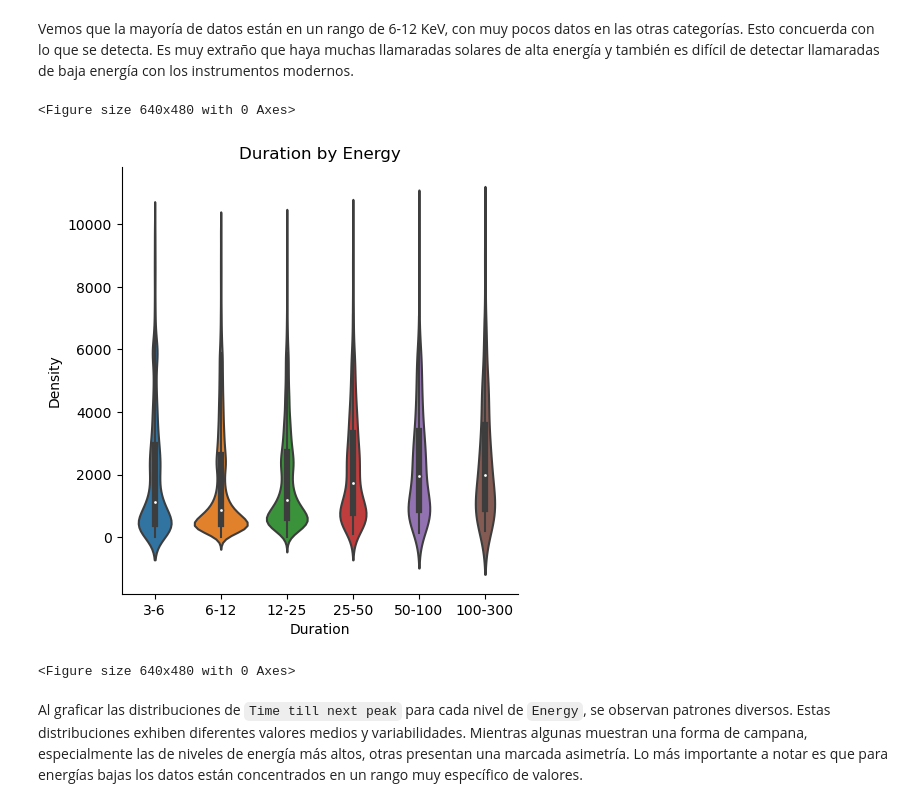
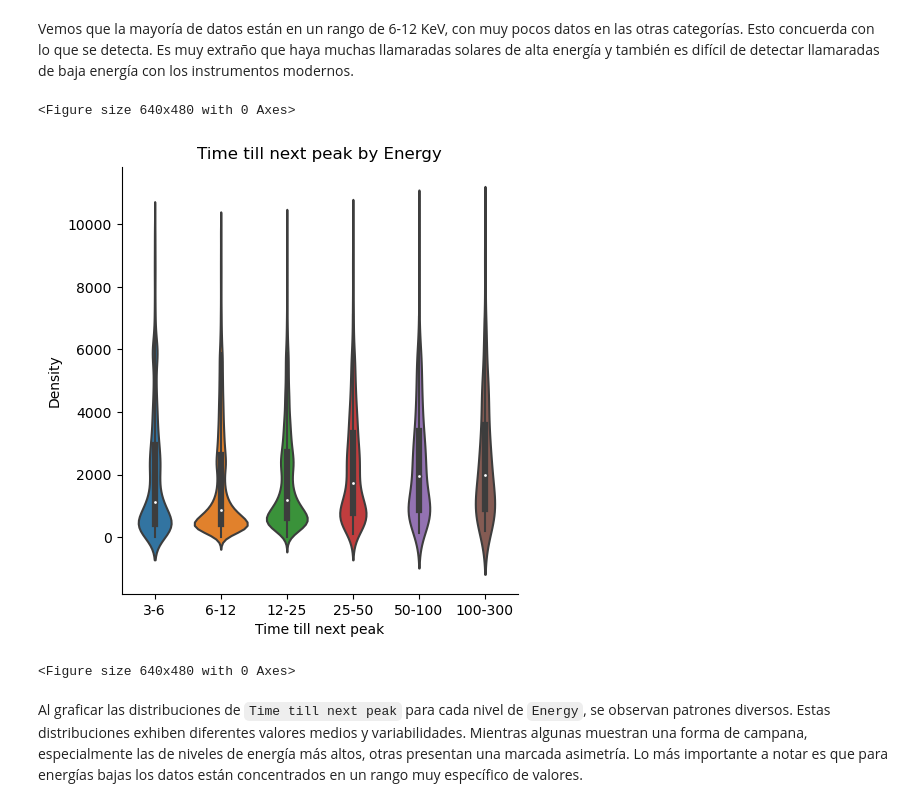
Before and after one commit to WonderfulAme/solar-flares, a Jupyter notebook: Notebook.ipynb, the cells around one changed output. Saved outputs shown, nothing was run; the diff lists cells and outputs as text; code cells hidden in the pictures.

```diff
--- a/Notebook.ipynb
+++ b/Notebook.ipynb
@@ -329,24 +329,24 @@ Vemos que la mayoría de datos están en un rango de 6-12 KeV, con muy pocos dat
 # %%
 # The following categories have a very small number of samples, so we won't see their distribution
 df_limited_energy = df[(df["Energy"] != "7000-20000") & (df["Energy"] != "800-7000") & (df["Energy"] != "300-800") & (df["Time till next peak"]< 10000)]
 
 # Due to a bug in matplotlib
 import warnings
 warnings.filterwarnings("ignore", message="The figure layout has changed to tight")
 
 # Figure
 order = ["3-6", "6-12", "12-25", "25-50", "50-100", "100-300"]
 
 plt.figure(layout='constrained')
 sns.catplot(data=df_limited_energy, x="Energy", y="Time till next peak", kind="violin", order = order)
-plt.title('Duration by Energy')
-plt.xlabel('Duration')
+plt.title('Time till next peak by Energy')
+plt.xlabel('Time till next peak')
 plt.ylabel('Density')
 plt.show()
 plt.tight_layout()
 # %% [output]
 <Figure size 640x480 with 0 Axes>
-[figure, old version]
+[figure, new version]
 <Figure size 640x480 with 0 Axes>
 # %% [markdown]
 Al graficar las distribuciones de `Time till next peak` para cada nivel de `Energy`, se observan patrones diversos. Estas distribuciones exhiben diferentes valores medios y variabilidades. Mientras algunas muestran una forma de campana, especialmente las de niveles de energía más altos, otras presentan una marcada asimetría. Lo más importante a notar es que para energías bajas los datos están concentrados en un rango muy específico de valores.
```
Also changed, not shown: parts of 64 cells of this notebook, 2 other files.
